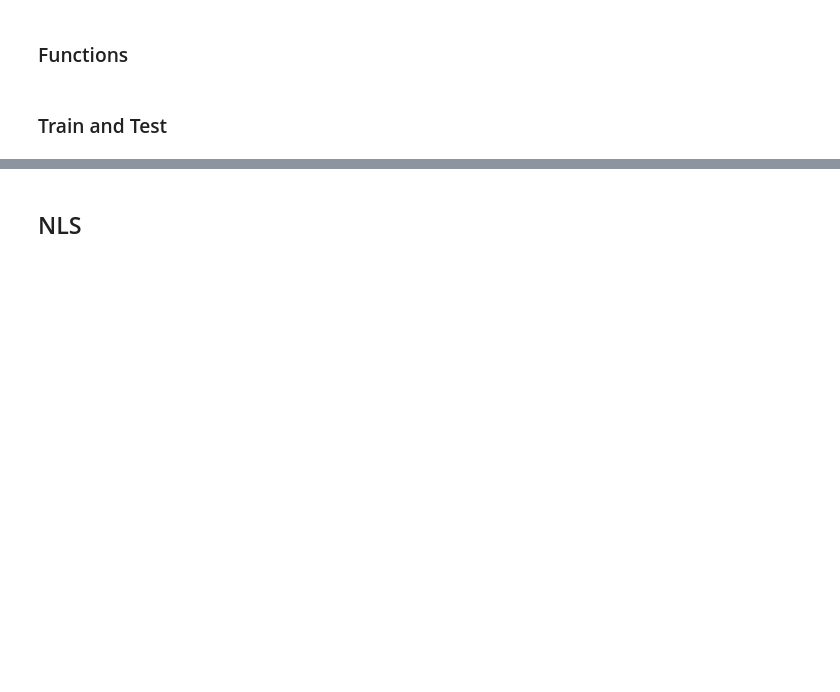
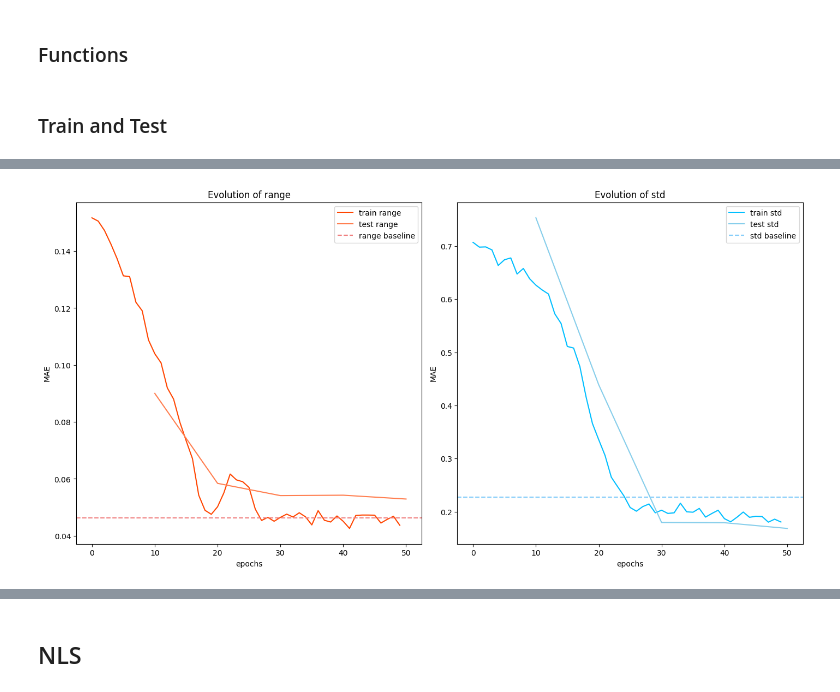
Before and after one commit to DarenXL/Neural_ST_inference, a Jupyter notebook: Code GNN/Amortized_Methods_Geostatistics_Spatio-Temporal.ipynb, the cells around one changed output, grey strips where cells are left out. Drawn from its saved outputs; the diff is of its cells as text; code cells hidden in the pictures; blank space fills up the shorter version.

```diff
--- a/Code GNN/Amortized_Methods_Geostatistics_Spatio-Temporal.ipynb
+++ b/Code GNN/Amortized_Methods_Geostatistics_Spatio-Temporal.ipynb
@@ -758,9 +808,10 @@ fig_3DCNN.savefig(path+"/loss_evolution"+"/3DCNN_train_evolution.png", format="p
 
 torch.save(model_3DCNN.state_dict(), path+"/models"+"/3DCNN_model.pth")
 # %%
-model_21CNN = CNN_network(in_channels=2, option="3D-CNN").to(device)
+model_21CNN = CNN_network(in_channels=2, option="CNN").to(device)
 
 optimizer_21CNN = torch.optim.Adam(model_21CNN.parameters(), lr=5e-5)
 
-all_loss_train_21CNN, time_train_21CNN, all_loss_test_21CNN, time_test_21CNN, theta_final_21CNN = train_test(model_21CNN, optimizer_21CNN, loader_grid, epoch_cnn)
+all_loss_train_21CNN, time_train_21CNN, loss_final_train_21CNN, all_loss_test_21CNN, time_test_21CNN, theta_final_test_21CNN = train_test(model_21CNN, optimizer_21CNN, loader_grid, epoch_cnn)
 fig_21CNN = plot_loss(all_loss_train_21CNN, all_loss_test_21CNN)
+# %% [output]
@@ -767,3 +821,4 @@ fig_21CNN = plot_loss(all_loss_train_21CNN, all_loss_test_21CNN)
+[figure, added]
 # %%
 fig_21CNN.savefig(path+"/loss_evolution"+"/21CNN_train_evolution.png", format="png", bbox_inches="tight")
 
```
Also changed, not shown: parts of 23 cells of this notebook, 2 other files.
